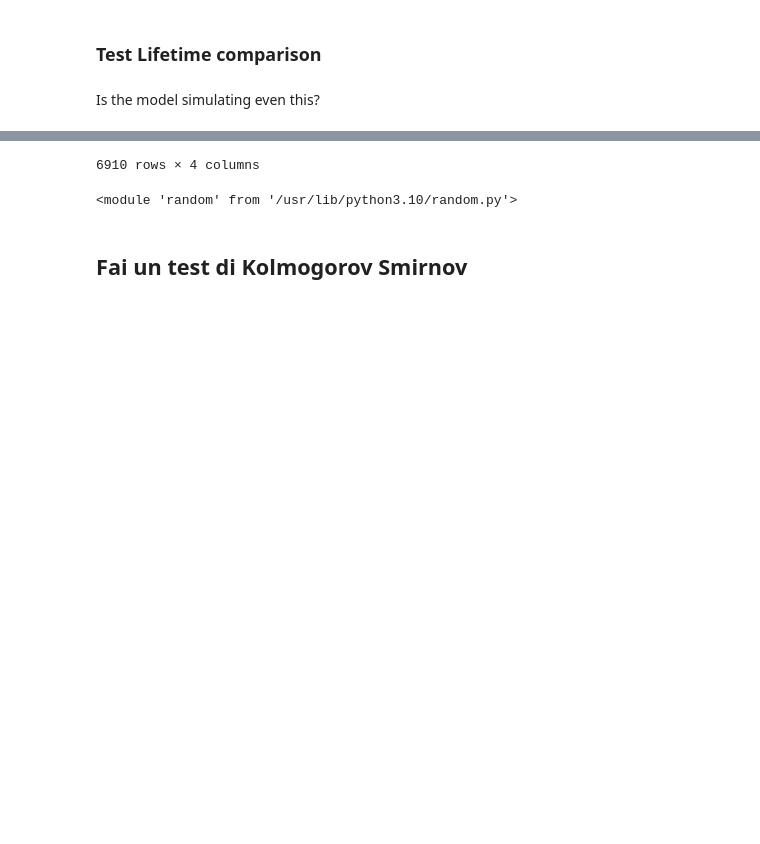
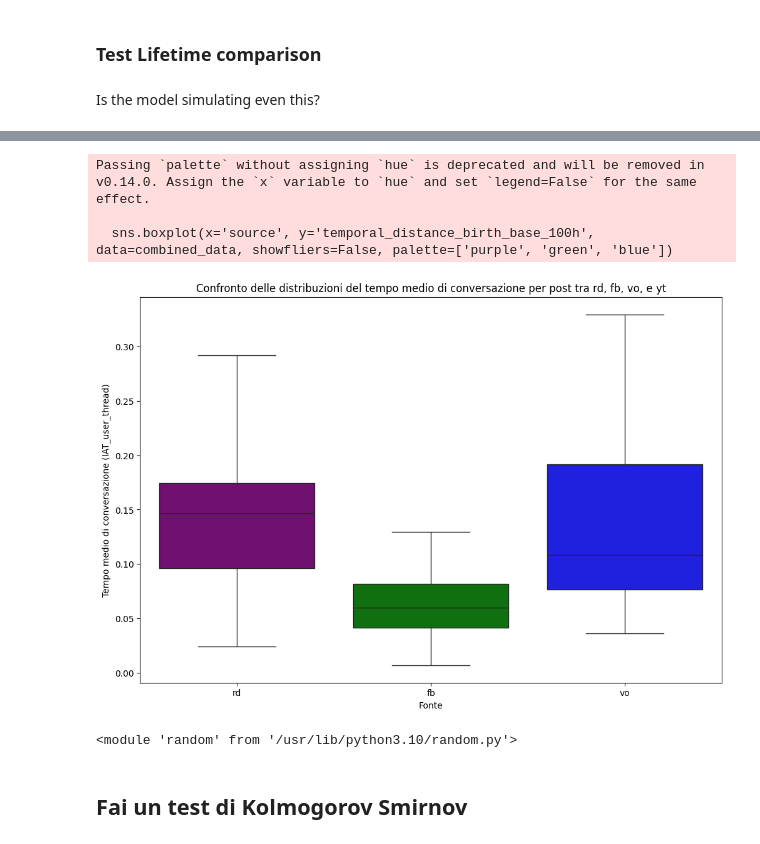
Before and after one commit to jacoponudo/Conversation_dynamics, a Jupyter notebook: src/SYN/search_parameters_measure_the_conversation.ipynb, the cells around one changed output, grey strips where cells are left out. Cells and saved outputs as stored; diff of their text form; code cells hidden in the pictures; blank space fills up the shorter version.

```diff
--- a/src/SYN/search_parameters_measure_the_conversation.ipynb
+++ b/src/SYN/search_parameters_measure_the_conversation.ipynb
@@ -1709,44 +1697,41 @@ import pandas as pd
 import matplotlib.pyplot as plt
 import seaborn as sns
 
+rdo=rdo.groupby(['post_id','user_id'])['temporal_distance_birth_base_100h'].sum().reset_index()
+fbo=fbo.groupby(['post_id','user_id'])['temporal_distance_birth_base_100h'].sum().reset_index()
+voo=voo.groupby(['post_id','user_id'])['temporal_distance_birth_base_100h'].sum().reset_index()
 
 
 # Calcolare il tempo totale di conversazione per ogni utente e post in rd
-time_of_conversation_rd = rdo.groupby(['user_id', 'post_id'])['IAT_base_100h'].sum().reset_index()
+time_of_conversation_rd = rdo.groupby(['user_id', 'post_id'])['temporal_distance_birth_base_100h'].sum().reset_index()
 # Calcolare la media del tempo di conversazione per ogni post in rd
-mean_time_of_conversation_rd = time_of_conversation_rd.groupby('post_id')['IAT_base_100h'].mean().reset_index()
+mean_time_of_conversation_rd = time_of_conversation_rd.groupby('post_id')['temporal_distance_birth_base_100h'].mean().reset_index()
 
 # Calcolare il tempo totale di conversazione per ogni utente e post in fb
-time_of_conversation_fb = fbo.groupby(['user_id', 'post_id'])['IAT_base_100h'].sum().reset_index()
+time_of_conversation_fb = fbo.groupby(['user_id', 'post_id'])['temporal_distance_birth_base_100h'].sum().reset_index()
 # Calcolare la media del tempo di conversazione per ogni post in fb
-mean_time_of_conversation_fb = time_of_conversation_fb.groupby('post_id')['IAT_base_100h'].mean().reset_index()
+mean_time_of_conversation_fb = time_of_conversation_fb.groupby('post_id')['temporal_distance_birth_base_100h'].mean().reset_index()
 
 # Calcolare il tempo totale di conversazione per ogni utente e post in vo
-time_of_conversation_vo = voo.groupby(['user_id', 'post_id'])['IAT_base_100h'].sum().reset_index()
+time_of_conversation_vo = voo.groupby(['user_id', 'post_id'])['temporal_distance_birth_base_100h'].sum().reset_index()
 # Calcolare la media del tempo di conversazione per ogni post in vo
-mean_time_of_conversation_vo = time_of_conversation_vo.groupby('post_id')['IAT_base_100h'].mean().reset_index()
+mean_time_of_conversation_vo = time_of_conversation_vo.groupby('post_id')['temporal_distance_birth_base_100h'].mean().reset_index()
 
-# Calcolare il tempo totale di conversazione per ogni utente e post in yt
-time_of_conversation_yt = yto.groupby(['user_id', 'post_id'])['IAT_base_100h'].sum().reset_index()
-# Calcolare la media del tempo di conversazione per ogni post in yt
-mean_time_of_conversation_yt = time_of_conversation_yt.groupby('post_id')['IAT_base_100h'].mean().reset_index()
 
 # Unire i dati per fare il confronto
 mean_time_of_conversation_rd['source'] = 'rd'
 mean_time_of_conversation_fb['source'] = 'fb'
 mean_time_of_conversation_vo['source'] = 'vo'
-mean_time_of_conversation_yt['source'] = 'yt'
 
 combined_data = pd.concat([
     mean_time_of_conversation_rd,
     mean_time_of_conversation_fb,
-    mean_time_of_conversation_vo,
-    mean_time_of_conversation_yt
+    mean_time_of_conversation_vo
 ])
 
 # Creare i boxplot per confrontare le distribuzioni
 plt.figure(figsize=(12, 8))
-sns.boxplot(x='source', y='IAT_base_100h', data=combined_data, showfliers=False, palette=['purple', 'green', 'red', 'blue'])
+sns.boxplot(x='source', y='temporal_distance_birth_base_100h', data=combined_data, showfliers=False, palette=['purple', 'green', 'blue'])
 plt.title('Confronto delle distribuzioni del tempo medio di conversazione per post tra rd, fb, vo, e yt')
 plt.xlabel('Fonte')
 plt.ylabel('Tempo medio di conversazione (IAT_user_thread)')
@@ -1767,4 +1740,7 @@ plt.show()
-6910 rows × 4 columns
+Passing `palette` without assigning `hue` is deprecated and will be removed in v0.14.0. Assign the `x` variable to `hue` and set `legend=False` for the same effect.
+
+  sns.boxplot(x='source', y='temporal_distance_birth_base_100h', data=combined_data, showfliers=False, palette=['purple', 'green', 'blue'])
+[figure, added]
 # %%
 import random
 names = ['vo', 'fb', 'rd', 'yt']
```
Also changed, not shown: parts of 4 cells of this notebook.
